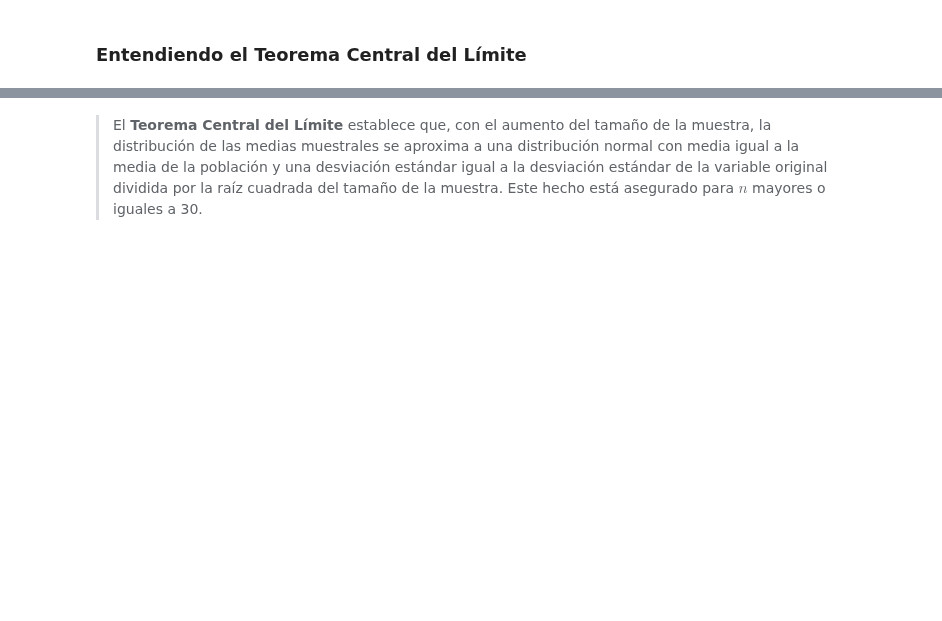
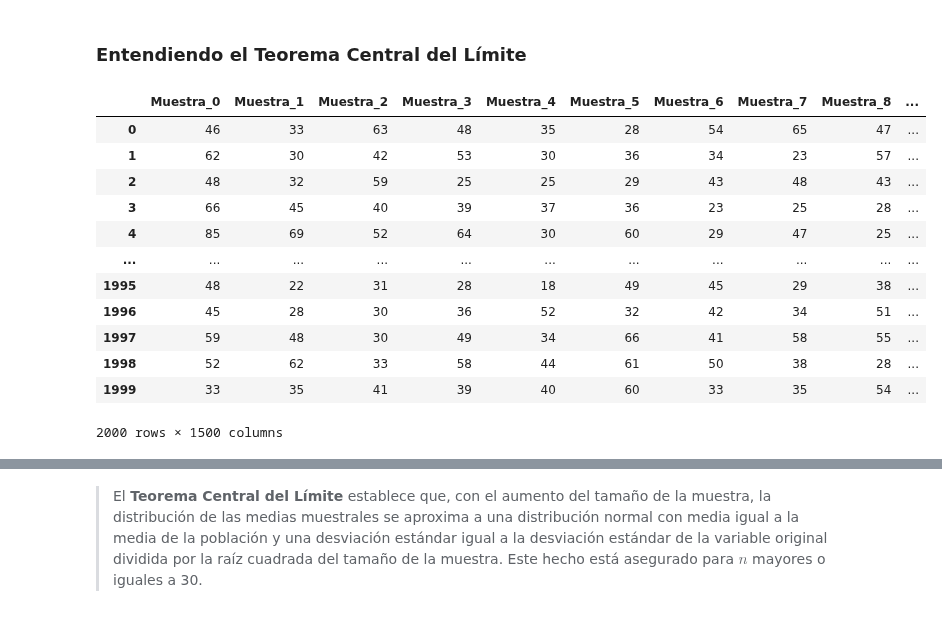
Before and after one commit to Nataliahfk/estadistica_python, a Jupyter notebook: Curso_estadistica_parte2.ipynb, the cells around one changed output, grey strips where cells are left out. Saved outputs shown, nothing was run; the diff lists cells and outputs as text; code cells hidden in the pictures; blank space fills up the shorter version.

```diff
--- a/Curso_estadistica_parte2.ipynb
+++ b/Curso_estadistica_parte2.ipynb
@@ -1267,0 +1271,28 @@ La desviación estándar de las medias muestrales se conoce como **error estánd
+# %%
+import pandas as pd
+
+# crear un data frame vacío para guardar la muestra
+muestras = pd.DataFrame()
+
+muestras_dict = {}
+
+for i in range(total_muestras):
+    col = datos.Edad.sample(n).reset_index(drop=True)
+    muestras_dict[f'Muestra_{i}'] = col
+
+muestras = pd.concat(muestras_dict, axis=1)
+muestras
+# %% [output]
+|  | Muestra_0 | Muestra_1 | Muestra_2 | Muestra_3 | Muestra_4 | Muestra_5 | Muestra_6 | Muestra_7 | Muestra_8 | ... |
+| 0 | 46 | 33 | 63 | 48 | 35 | 28 | 54 | 65 | 47 | ... |
+| 1 | 62 | 30 | 42 | 53 | 30 | 36 | 34 | 23 | 57 | ... |
+| 2 | 48 | 32 | 59 | 25 | 25 | 29 | 43 | 48 | 43 | ... |
+| 3 | 66 | 45 | 40 | 39 | 37 | 36 | 23 | 25 | 28 | ... |
+| 4 | 85 | 69 | 52 | 64 | 30 | 60 | 29 | 47 | 25 | ... |
+| ... | ... | ... | ... | ... | ... | ... | ... | ... | ... | ... |
+| 1995 | 48 | 22 | 31 | 28 | 18 | 49 | 45 | 29 | 38 | ... |
+| 1996 | 45 | 28 | 30 | 36 | 52 | 32 | 42 | 34 | 51 | ... |
+| 1997 | 59 | 48 | 30 | 49 | 34 | 66 | 41 | 58 | 55 | ... |
+| 1998 | 52 | 62 | 33 | 58 | 44 | 61 | 50 | 38 | 28 | ... |
+| 1999 | 33 | 35 | 41 | 39 | 40 | 60 | 33 | 35 | 54 | ... |
+2000 rows × 1500 columns
```
Also changed, not shown: parts of 8 cells of this notebook.
